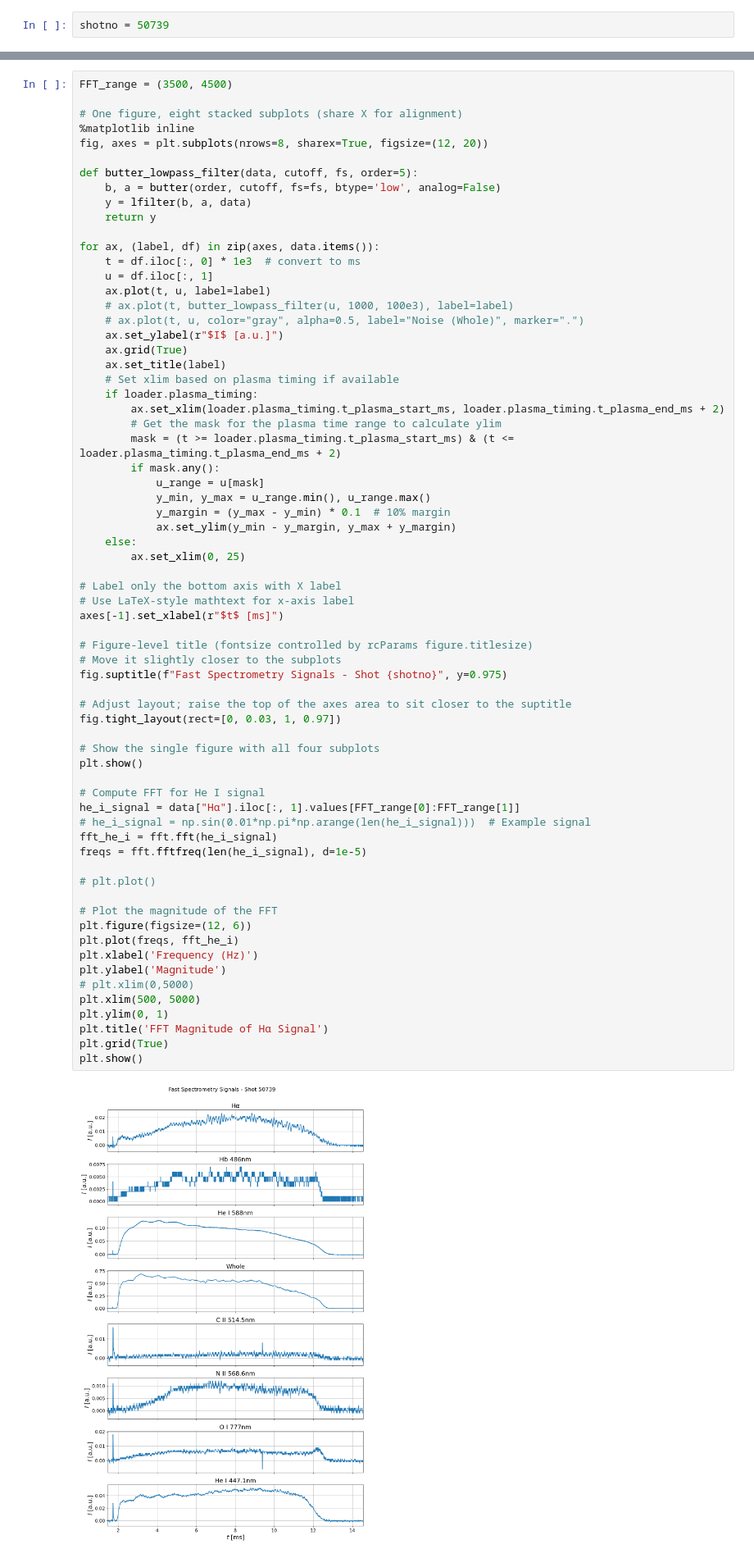
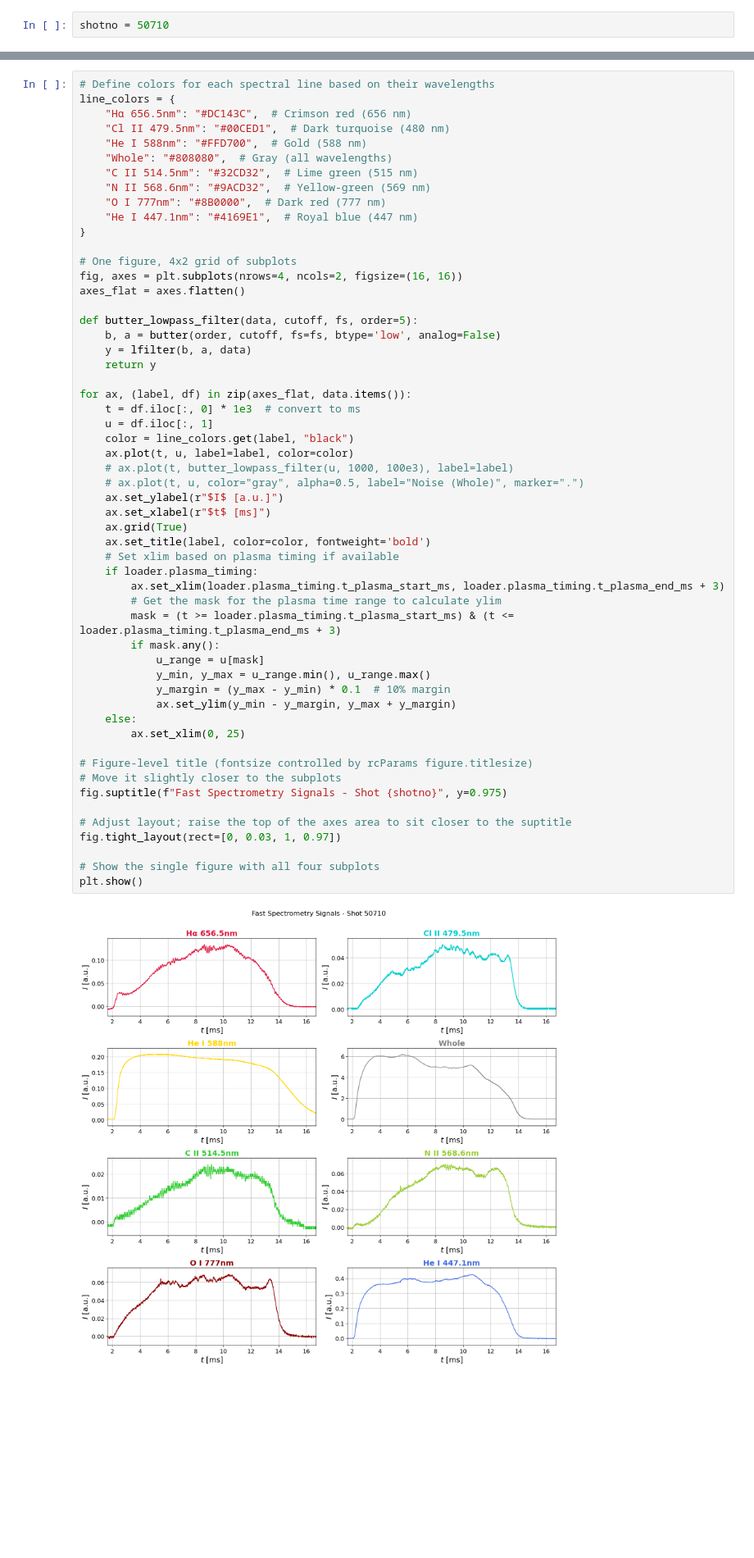
Before and after one commit to samostanek/PRPL2025_ZS, a Jupyter notebook: fast_spectrometry_graphs.ipynb, the cells around one changed output, grey strips where cells are left out. Shown at 82% size. Cells and saved outputs as stored; diff of their text form; blank space fills up the shorter version.

```diff
--- a/fast_spectrometry_graphs.ipynb
+++ b/fast_spectrometry_graphs.ipynb
@@ -33,7 +33,7 @@ plt.rcParams.update(
     }
 )
 # %%
-shotno = 50739
+shotno = 50710
 # %% [markdown]
 ## Load Data from GOLEM Web Server
 
@@ -80,71 +80,59 @@ N II 568.6nm: loaded 3999 rows
 O I 777nm: loaded 3999 rows
 He I 447.1nm: loaded 3999 rows
 # %%
-FFT_range = (3500, 4500)
+# Define colors for each spectral line based on their wavelengths
+line_colors = {
+    "Hα 656.5nm": "#DC143C",  # Crimson red (656 nm)
+    "Cl II 479.5nm": "#00CED1",  # Dark turquoise (480 nm)
+    "He I 588nm": "#FFD700",  # Gold (588 nm)
+    "Whole": "#808080",  # Gray (all wavelengths)
+    "C II 514.5nm": "#32CD32",  # Lime green (515 nm)
+    "N II 568.6nm": "#9ACD32",  # Yellow-green (569 nm)
+    "O I 777nm": "#8B0000",  # Dark red (777 nm)
+    "He I 447.1nm": "#4169E1",  # Royal blue (447 nm)
+}
 
-# One figure, eight stacked subplots (share X for alignment)
-%matplotlib inline
-fig, axes = plt.subplots(nrows=8, sharex=True, figsize=(12, 20))
+# One figure, 4x2 grid of subplots
+fig, axes = plt.subplots(nrows=4, ncols=2, figsize=(16, 16))
+axes_flat = axes.flatten()
 
 def butter_lowpass_filter(data, cutoff, fs, order=5):
     b, a = butter(order, cutoff, fs=fs, btype='low', analog=False)
     y = lfilter(b, a, data)
     return y
 
-for ax, (label, df) in zip(axes, data.items()):
+for ax, (label, df) in zip(axes_flat, data.items()):
     t = df.iloc[:, 0] * 1e3  # convert to ms
     u = df.iloc[:, 1]
-    ax.plot(t, u, label=label)
+    color = line_colors.get(label, "black")
+    ax.plot(t, u, label=label, color=color)
     # ax.plot(t, butter_lowpass_filter(u, 1000, 100e3), label=label)
     # ax.plot(t, u, color="gray", alpha=0.5, label="Noise (Whole)", marker=".")
     ax.set_ylabel(r"$I$ [a.u.]")
+    ax.set_xlabel(r"$t$ [ms]")
     ax.grid(True)
-    ax.set_title(label)
+    ax.set_title(label, color=color, fontweight='bold')
     # Set xlim based on plasma timing if available
     if loader.plasma_timing:
-        ax.set_xlim(loader.plasma_timing.t_plasma_start_ms, loader.plasma_timing.t_plasma_end_ms + 2)
+        ax.set_xlim(loader.plasma_timing.t_plasma_start_ms, loader.plasma_timing.t_plasma_end_ms + 3)
         # Get the mask for the plasma time range to calculate ylim
-        mask = (t >= loader.plasma_timing.t_plasma_start_ms) & (t <= loader.plasma_timing.t_plasma_end_ms + 2)
+        mask = (t >= loader.plasma_timing.t_plasma_start_ms) & (t <= loader.plasma_timing.t_plasma_end_ms + 3)
         if mask.any():
             u_range = u[mask]
             y_min, y_max = u_range.min(), u_range.max()
             y_margin = (y_max - y_min) * 0.1  # 10% margin
             ax.set_ylim(y_min - y_margin, y_max + y_margin)
     else:
         ax.set_xlim(0, 25)
-
-# Label only the bottom axis with X label
-# Use LaTeX-style mathtext for x-axis label
-axes[-1].set_xlabel(r"$t$ [ms]")
 
 # Figure-level title (fontsize controlled by rcParams figure.titlesize)
 # Move it slightly closer to the subplots
 fig.suptitle(f"Fast Spectrometry Signals - Shot {shotno}", y=0.975)
 
 # Adjust layout; raise the top of the axes area to sit closer to the suptitle
 fig.tight_layout(rect=[0, 0.03, 1, 0.97])
 
 # Show the single figure with all four subplots
 plt.show()
-
-# Compute FFT for He I signal
-he_i_signal = data["Hα"].iloc[:, 1].values[FFT_range[0]:FFT_range[1]]
-# he_i_signal = np.sin(0.01*np.pi*np.arange(len(he_i_signal)))  # Example signal
-fft_he_i = fft.fft(he_i_signal)
-freqs = fft.fftfreq(len(he_i_signal), d=1e-5)
-
-# plt.plot()
-
-# Plot the magnitude of the FFT
-plt.figure(figsize=(12, 6))
-plt.plot(freqs, fft_he_i)
-plt.xlabel('Frequency (Hz)')
-plt.ylabel('Magnitude')
-# plt.xlim(0,5000)
-plt.xlim(500, 5000)
-plt.ylim(0, 1)
-plt.title('FFT Magnitude of Hα Signal')
-plt.grid(True)
-plt.show()
 # %% [output]
-[figure, old version]
+[figure, new version]
```
Also changed, not shown: parts of 8 cells of this notebook, 1 other file.
